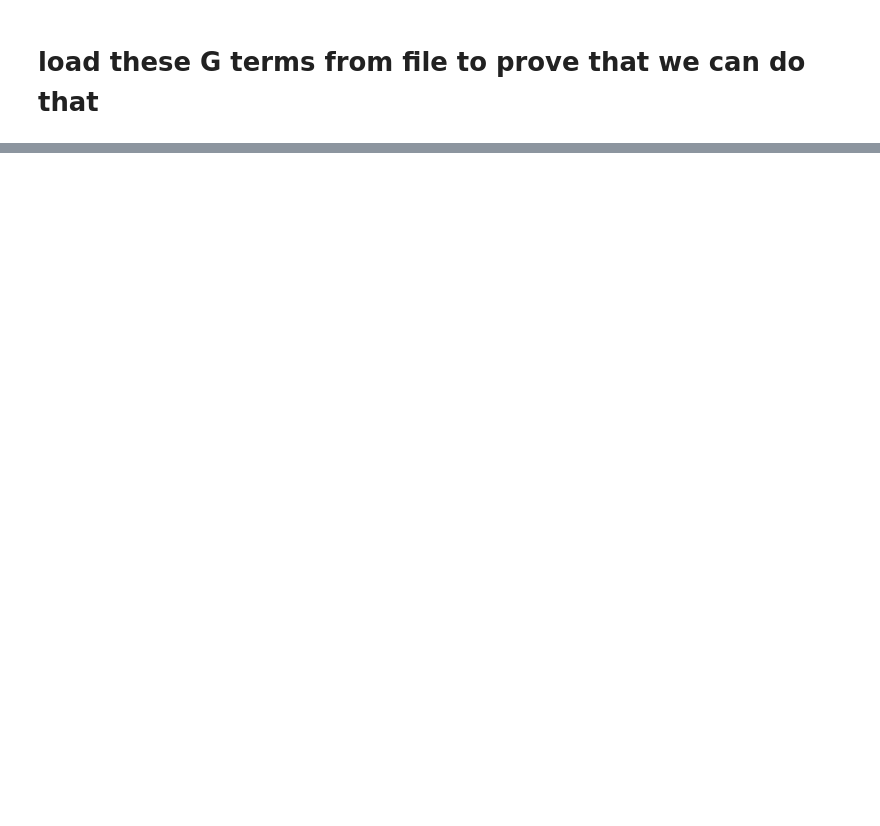
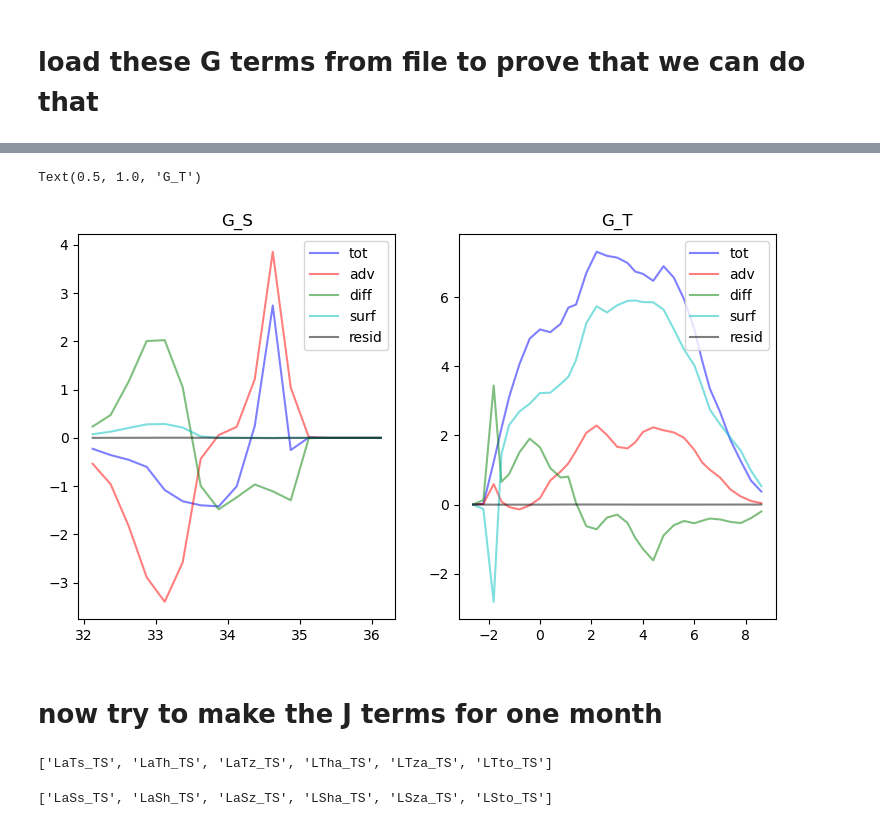
Before and after one commit to margaretmurakami/crios_backups, a Jupyter notebook: ASTE_270/Pemberton_BarentsSpaper/Layers/lookatlayers_TS.ipynb, the cells around one changed output, grey strips where cells are left out. Saved outputs shown, nothing was run; the diff lists cells and outputs as text; code cells hidden in the pictures; blank space fills up the shorter version.

```diff
--- a/ASTE_270/Pemberton_BarentsSpaper/Layers/lookatlayers_TS.ipynb
+++ b/ASTE_270/Pemberton_BarentsSpaper/Layers/lookatlayers_TS.ipynb
@@ -658,0 +601,3 @@ for i, mytime in enumerate(list(G_T.keys())[:24]):
+# %%
+mytime = tsstr[5]
+G_T
@@ -658,0 +622,24 @@ for i, mytime in enumerate(list(G_T.keys())[:24]):
+# %%
+fig = plt.figure(figsize = (9,5))
+
+ax = plt.subplot(121)
+ax.plot(binmidS[iiS], G_S[mytime]["LSto1SLT"][iiS], 'b-', alpha=0.5,label="tot")
+ax.plot(binmidS[iiS], G_S[mytime]["LSza1SLT"][iiS] + G_S[mytime]["LSha1SLT"][iiS], 'r-', alpha=0.5,label="adv")
+ax.plot(binmidS[iiS], G_S[mytime]["LaSz1SLT"][iiS] + G_S[mytime]["LaSh1SLT"][iiS], 'g-', alpha=0.5,label="diff")
+ax.plot(binmidS[iiS], G_S[mytime]["LaSs1SLT"][iiS], 'c-', alpha=0.5,label="surf")
+ax.plot(binmidS[iiS], G_S[mytime]["residS"][iiS], 'k-', alpha=0.5,label="resid")
+ax.legend(loc="best")
+ax.set_title("G_S")
+
+
+ax = plt.subplot(122)
+ax.plot(binmidT[iiT], (G_T[mytime]["LTto2TH"][iiT]), 'b-', alpha=0.5,label="tot")
+ax.plot(binmidT[iiT], G_T[mytime]["LTza2TH"][iiT] + G_T[mytime]["LTha2TH"][iiT], 'r-', alpha=0.5,label="adv")
+ax.plot(binmidT[iiT], G_T[mytime]["LaTz2TH"][iiT] + G_T[mytime]["LaTh2TH"][iiT], 'g-', alpha=0.5,label="diff")
+ax.plot(binmidT[iiT], G_T[mytime]["LaTs2TH"][iiT], 'c-', alpha=0.5,label="surf")
+ax.plot(binmidT[iiT], G_T[mytime]["residT"][iiT], 'k-', alpha=0.5,label="resid")
+ax.legend(loc="best")
+ax.set_title("G_T")
+# %% [output]
+Text(0.5, 1.0, 'G_T')
+[figure, added]
@@ -658,0 +652,2 @@ for i, mytime in enumerate(list(G_T.keys())[:24]):
+# %% [markdown]
+# now try to make the J terms for one month
@@ -658,0 +668,8 @@ for i, mytime in enumerate(list(G_T.keys())[:24]):
+# %%
+setTS_Ttend
+# %% [output]
+['LaTs_TS', 'LaTh_TS', 'LaTz_TS', 'LTha_TS', 'LTza_TS', 'LTto_TS']
+# %%
+setTS_Stend
+# %% [output]
+['LaSs_TS', 'LaSh_TS', 'LaSz_TS', 'LSha_TS', 'LSza_TS', 'LSto_TS']
```
Also changed, not shown: parts of 44 cells of this notebook, 13 other files.
